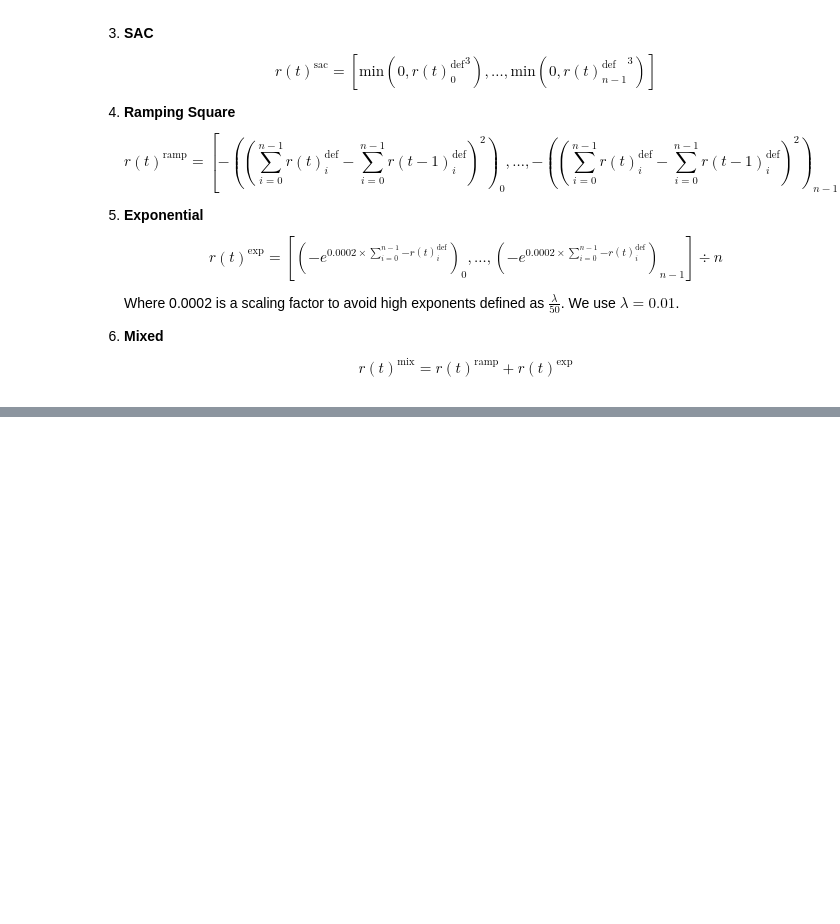
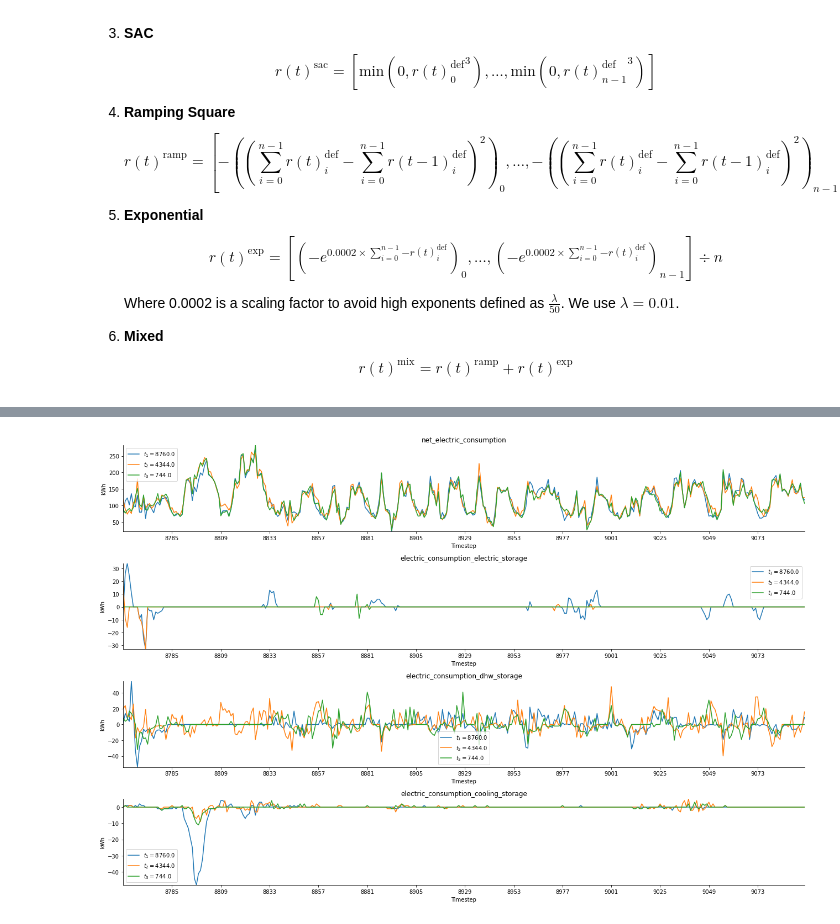
Before and after one commit to intelligent-environments-lab/CityLearn, a Jupyter notebook: reward_function_exploration_analysis.ipynb, the cells around one changed output, grey strips where cells are left out. Saved outputs shown, nothing was run; the diff lists cells and outputs as text; code cells hidden in the pictures; blank space fills up the shorter version.

```diff
--- a/reward_function_exploration_analysis.ipynb
+++ b/reward_function_exploration_analysis.ipynb
@@ -262,0 +122,41 @@ database.get_table('cooling_device_timeseries')
+# %%
+# environment cooling storage, dhw storage and electrical storage electrical charge and discharge power timeseries
+columns = ['net_electric_consumption','electric_consumption_electric_storage','electric_consumption_dhw_storage','electric_consumption_cooling_storage']
+fig, axs = plt.subplots(len(columns),1,figsize=(18,3*len(columns)))
+plot_week_count = 2
+daily_timesteps = 24
+weekly_timesteps = 24*7
+start_timestep = 8760
+end_timestep = start_timestep + weekly_timesteps*plot_week_count
+plot_period = (start_timestep,end_timestep)
+exploration_timesteps_to_show = 0
+plot_metadata = metadata[metadata['agent_name']=='marlisa']
+
+
+for ax, column in zip(fig.axes, columns):
+    for _, environment_id, _, exploration_period in plot_metadata.to_records(index=False):
+        query = f"""
+        SELECT
+            t.timestep,
+            e.{column} AS value
+        FROM environment_timeseries e
+        LEFT JOIN timestep t ON t.id = e.timestep_id
+        WHERE e.environment_id = {environment_id}
+        """
+        plot_data = database.query_table(query).iloc[plot_period[0]:plot_period[1]+exploration_timesteps_to_show]
+        x = plot_data['timestep']
+        y = plot_data['value']
+        ax.plot(x,y,label=rf'$t_{environment_id}={exploration_period}$')
+
+    ax.xaxis.set_major_locator(ticker.IndexLocator(base=24,offset=24))
+    ax.set_title(column)
+    ax.legend()
+    ax.set_xlabel('Timestep')
+    ax.set_ylabel('kWh')
+    ax.spines['right'].set_visible(False)
+    ax.spines['top'].set_visible(False)
+
+plt.tight_layout()
+plt.show()
+# %% [output]
+[figure, added]
```
Also changed, not shown: parts of 16 cells of this notebook.
